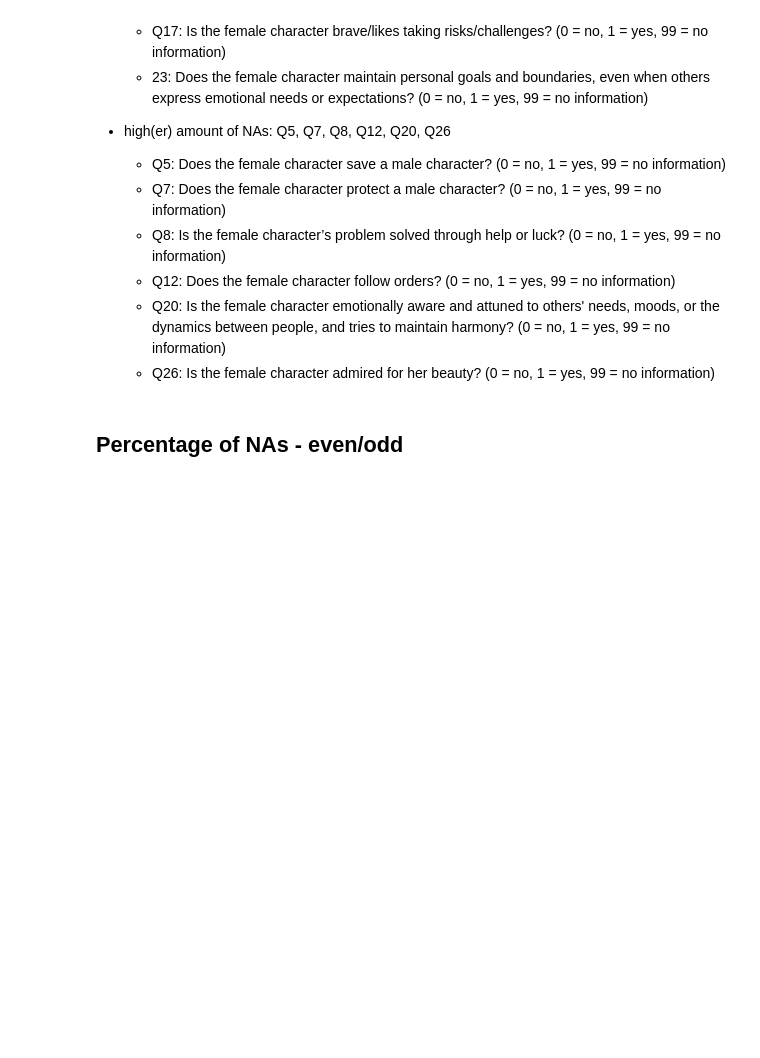
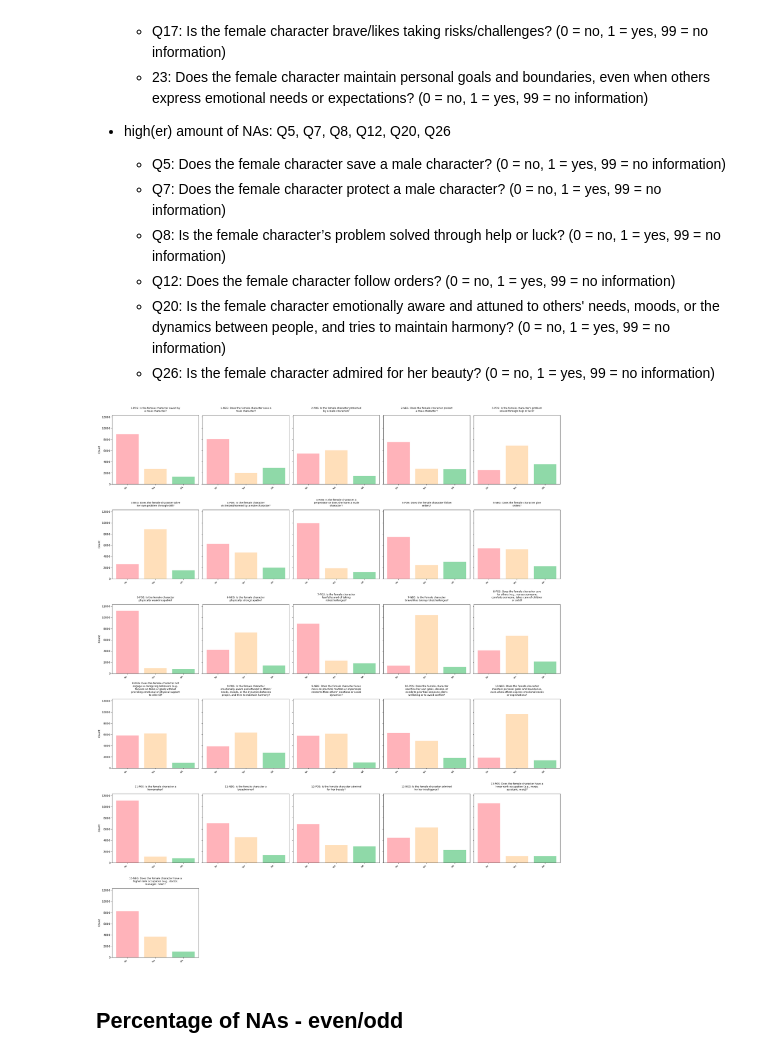
Before and after one commit to skratzke/thesis, a Jupyter notebook: 4.0 descriptives.ipynb, the cells around one changed output. Saved outputs shown, nothing was run; the diff lists cells and outputs as text; code cells hidden in the pictures; blank space fills up the shorter version.

```diff
--- a/4.0 descriptives.ipynb
+++ b/4.0 descriptives.ipynb
@@ -233,3 +183,62 @@ Passing `palette` without assigning `hue` is deprecated and will be removed in v
+# %%
+import numpy as np
+import textwrap
+
+items = list(item_labels.keys())
+
+# 2. Alle 99er-Werte durch NaN ersetzen, damit 99 und echte NaN zusammenfallen
+df2 = df_contemp.copy()
+df2.replace(99, np.nan, inplace=True)
+
+# 3. Maximalen Count über alle Items ermitteln (inklusive NaN)
+max_count = 0
+for col in items:
+    counts = df2[col].value_counts(dropna=False)
+    max_count = max(max_count, counts.max())
+
+# 4. Pastellige Farben für die drei Kategorien: 0, 1, NaN
+colors = ['#FFB3BA', '#FFDFBA', '#8FD9A8']  # Pastellrosa, -orange, -grün
+
+# 5. Figure mit 6×5-Grid anlegen, größer als zuvor, mit mehr Abstand
+n_cols = 5
+n_rows = 6
+fig, axes = plt.subplots(n_rows, n_cols, figsize=(24, 30), sharey=True)
+fig.subplots_adjust(hspace=1.2)  # Mehr vertikalen Abstand als vorher
+
+# 6. Länge zum Umbrechen definieren (z.B. 40 Zeichen pro Zeile)
+wrap_width = 40
+
+for idx, col in enumerate(items):
+    row = idx // n_cols
+    col_idx = idx % n_cols
+    ax = axes[row, col_idx]
+
+    counts = df2[col].value_counts(dropna=False)
+    category_values = [0, 1, np.nan]
+    category_counts = [counts.get(val, 0) for val in category_values]
+    labels = ['No', 'Yes', 'NA']
+
+    # 7. Lange Frage umbrechen
+    original_text = item_labels[col]
+    wrapped_text = "\n".join(textwrap.wrap(original_text, width=wrap_width))
+
+    ax.bar(labels, category_counts, color=colors)
+    ax.set_title(wrapped_text, fontsize=9, pad=12)  # pad für mehr Abstand
+    ax.set_ylim(0, max_count * 1.1)
+    ax.set_xticklabels(labels, rotation=45, ha='right', fontsize=8)
+    if col_idx == 0:
+        ax.set_ylabel('Count')
+
+# 8. Übrige Subplots ausblenden
+for empty_idx in range(len(items), n_rows * n_cols):
+    r = empty_idx // n_cols
+    c = empty_idx % n_cols
+    axes[r, c].axis('off')
+
+plt.tight_layout(rect=[0, 0, 1, 0.96])
+plt.show()
+# %% [output]
+[figure, added]
 # %%
 stereotypical_cols = [col for col in df_contemp.columns if col.endswith('.answer') and int(col[1:col.find('.')]) % 2 == 0]
 anti_stereotypical_cols = [col for col in df_contemp.columns if col.endswith('.answer') and int(col[1:col.find('.')]) % 2 == 1]
```
Also changed, not shown: parts of 16 cells of this notebook, 27 other files.
